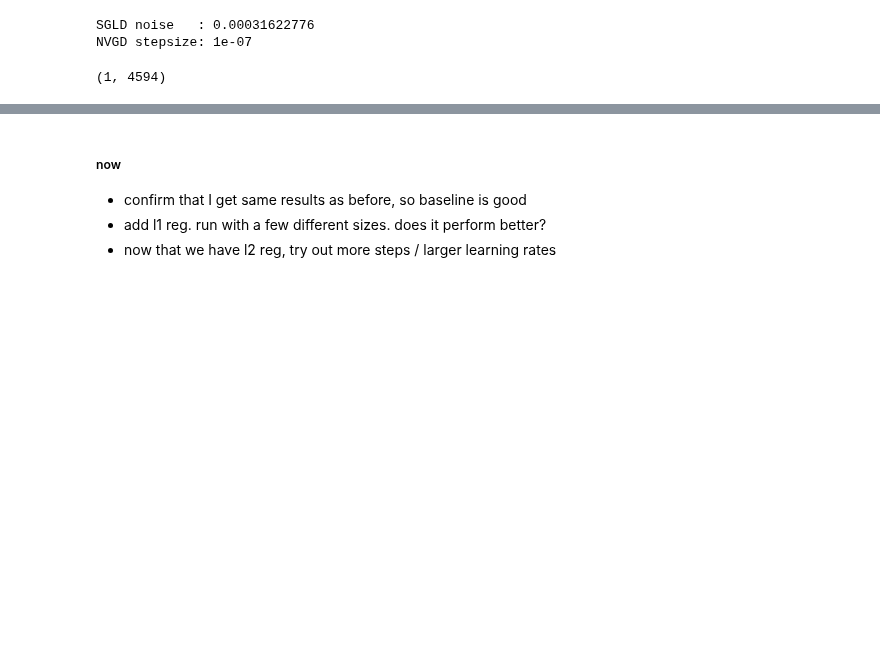
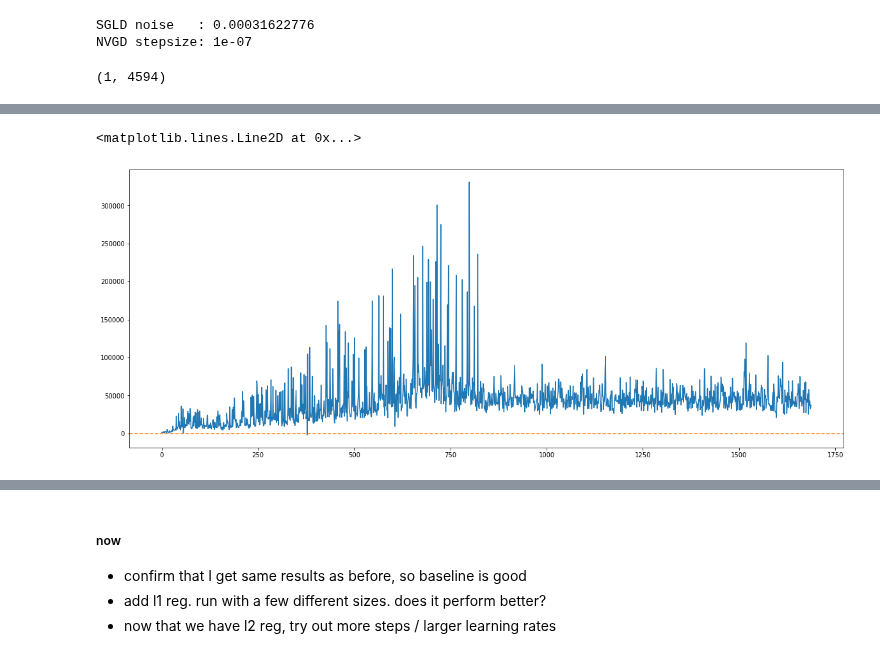
Before and after one commit to ratschlab/projects-2020-Neural-SVGD, a Jupyter notebook: notebooks/bayesian-neural-network/Neural-VGD.ipynb, the cells around one changed output, grey strips where cells are left out. Drawn from its saved outputs; the diff is of its cells as text; code cells hidden in the pictures; blank space fills up the shorter version.

```diff
--- a/notebooks/bayesian-neural-network/Neural-VGD.ipynb
+++ b/notebooks/bayesian-neural-network/Neural-VGD.ipynb
@@ -283,0 +285,16 @@ particles.rundata['accuracy'][-1]
+# %%
+diffs = onp.array(neural_grad.rundata['l1_diff'])
+ratios = onp.array(neural_grad.rundata['l1_ratio'])
+
+idx = onp.cumsum(neural_grad.rundata['train_steps']) - 1
+# idx = onp.arange(199, len(diffs), 200)
+
+end_diffs = diffs[idx]
+end_ratios = ratios[idx]
+# %%
+plt.subplots(figsize=[20, 8])
+plt.plot(end_diffs)
+plt.axhline(y=0, linestyle='--', color='tab:orange')
+# %% [output]
+<matplotlib.lines.Line2D at 0x...>
+[figure, added]
```
Also changed, not shown: parts of 11 cells of this notebook.
